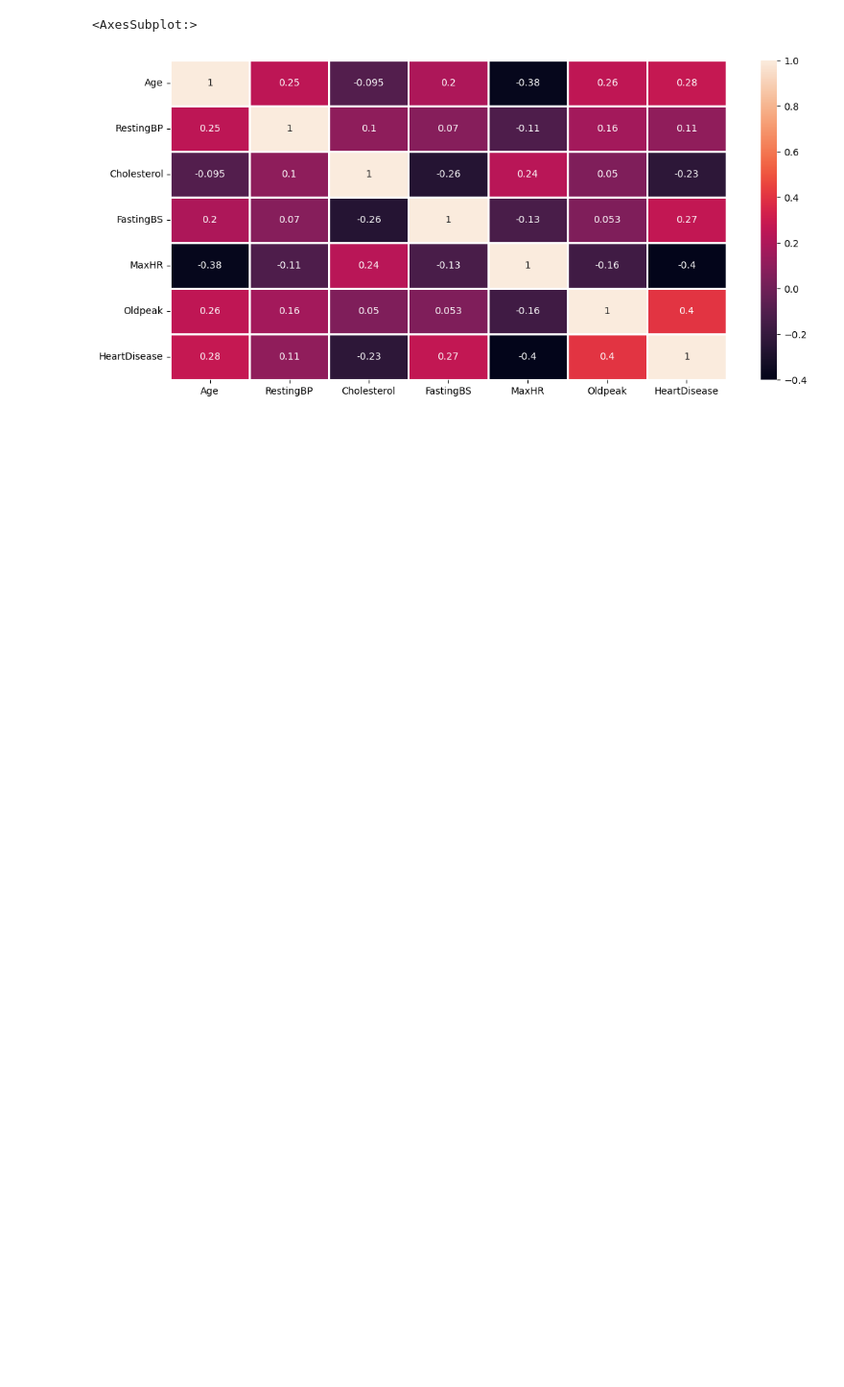
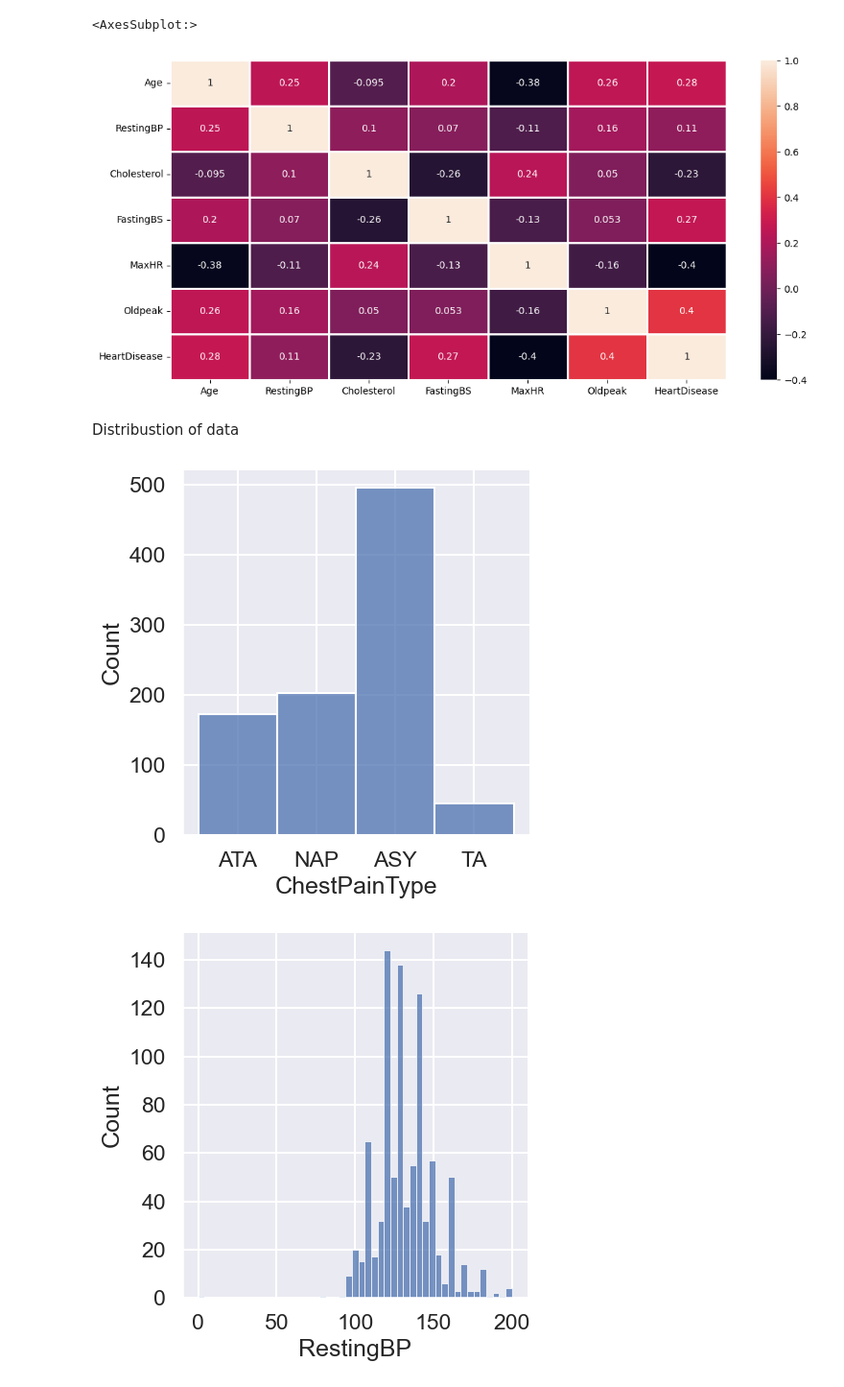
Before and after one commit to rinkal-raj/LHL-FINAL-PROJECT, a Jupyter notebook: notebooks/EDA.ipynb, the cells around one changed output. Shown at 96% size. Cells and saved outputs as stored; diff of their text form; code cells hidden in the pictures; blank space fills up the shorter version.

```diff
--- a/notebooks/EDA.ipynb
+++ b/notebooks/EDA.ipynb
@@ -236,3 +236,13 @@ sns.heatmap(df.corr() ,  annot=True , linewidths=1 , ax=ax)
 # %% [output]
 <AxesSubplot:>
 [figure]
+# %% [markdown]
+Distribustion of data
+# %%
+df_columns = ['ChestPainType','RestingBP','Cholesterol','RestingECG','MaxHR','ST_Slope']
+# %%
+for column in df_columns:
+    sns.displot(df[column])
+# %% [output]
+[figure, added]
+[figure, added]
```
Also changed, not shown: parts of 12 cells of this notebook, 9 other files.
